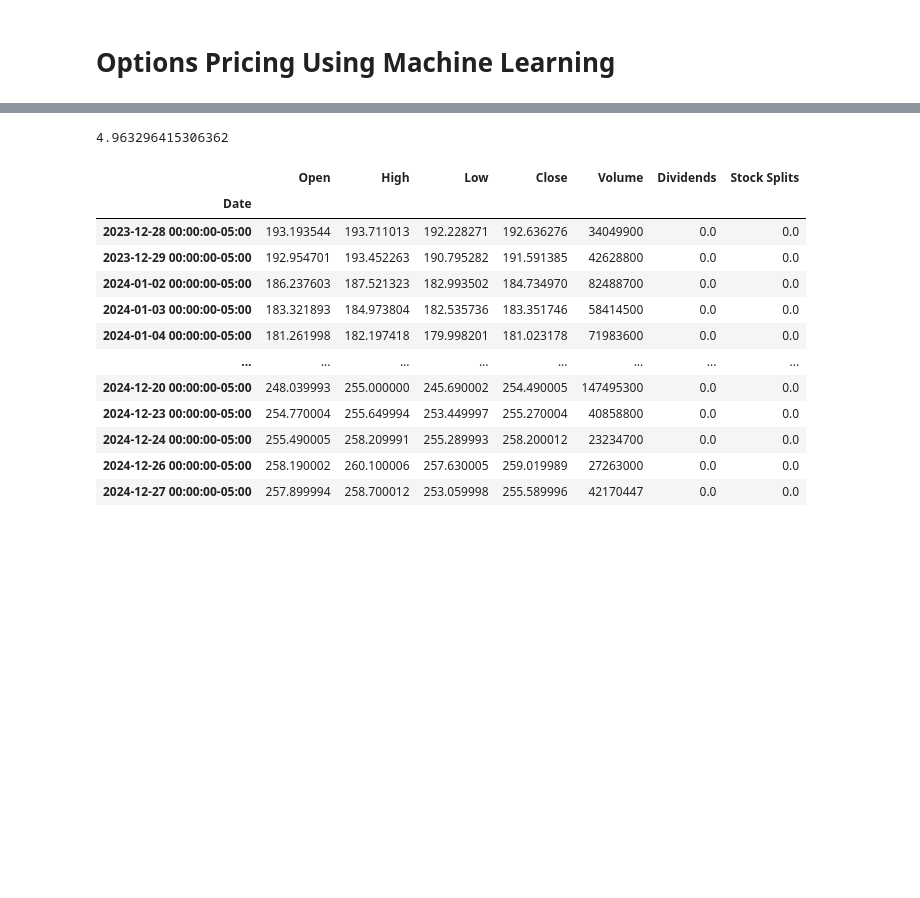
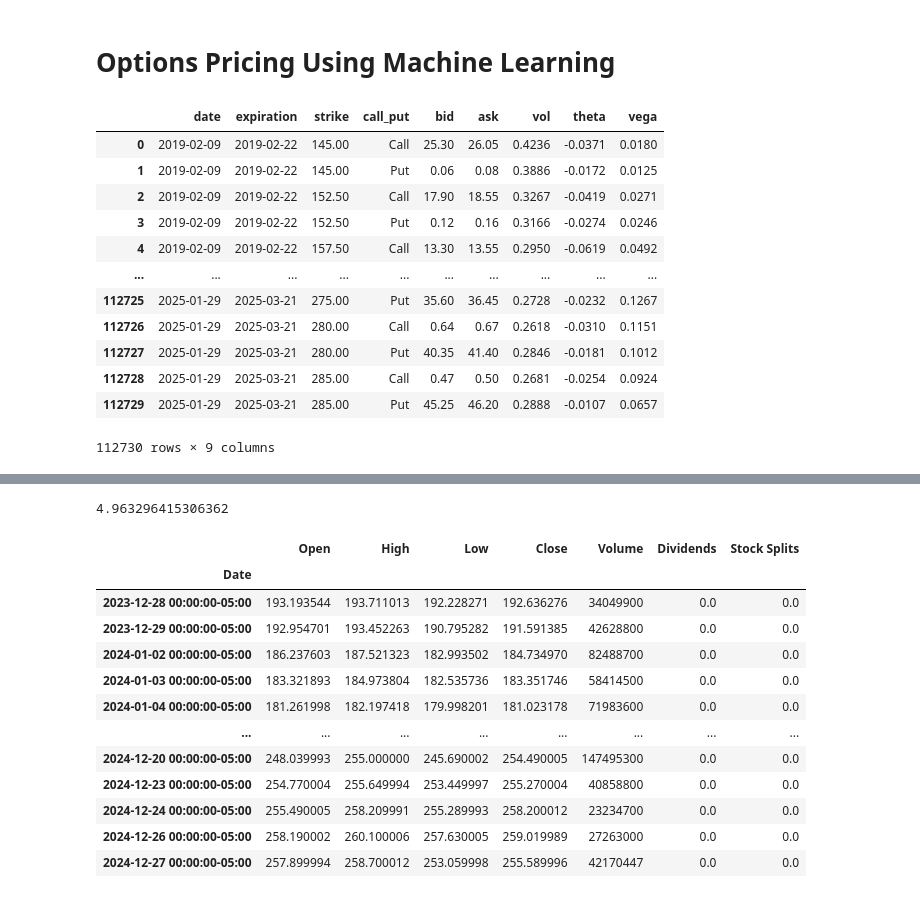
Before and after one commit to sunscorched/OptionsPricing, a Jupyter notebook: options_pricing.ipynb, the cells around one changed output, grey strips where cells are left out. Saved outputs shown, nothing was run; the diff lists cells and outputs as text; code cells hidden in the pictures; blank space fills up the shorter version.

Commit message:
doltpy implemented for option chain and iv data

```diff
--- a/options_pricing.ipynb
+++ b/options_pricing.ipynb
@@ -13,2 +16,27 @@ from sklearn.metrics import mean_squared_error
+# %%
+#Doltpy
+ticker = str('AAPL')
+dolt_option_data = Dolt('options')
+iv = dolt_option_data.sql(query=f"SELECT date, hv_current, iv_current FROM volatility_history WHERE act_symbol='{ticker}' ORDER BY `date` ASC", result_format='csv')
+option_chain = dolt_option_data.sql(query=f"SELECT date, expiration, strike, call_put, bid, ask, vol, theta, vega FROM option_chain WHERE act_symbol='{ticker}' ORDER BY `date` ASC", result_format='csv')
+# %%
+iv = pd.DataFrame.from_dict(iv)
+option_chain = pd.DataFrame.from_dict(option_chain)
+# %%
+option_chain
+# %% [output]
+|  | date | expiration | strike | call_put | bid | ask | vol | theta | vega |
+| 0 | 2019-02-09 | 2019-02-22 | 145.00 | Call | 25.30 | 26.05 | 0.4236 | -0.0371 | 0.0180 |
+| 1 | 2019-02-09 | 2019-02-22 | 145.00 | Put | 0.06 | 0.08 | 0.3886 | -0.0172 | 0.0125 |
+| 2 | 2019-02-09 | 2019-02-22 | 152.50 | Call | 17.90 | 18.55 | 0.3267 | -0.0419 | 0.0271 |
+| 3 | 2019-02-09 | 2019-02-22 | 152.50 | Put | 0.12 | 0.16 | 0.3166 | -0.0274 | 0.0246 |
+| 4 | 2019-02-09 | 2019-02-22 | 157.50 | Call | 13.30 | 13.55 | 0.2950 | -0.0619 | 0.0492 |
+| ... | ... | ... | ... | ... | ... | ... | ... | ... | ... |
+| 112725 | 2025-01-29 | 2025-03-21 | 275.00 | Put | 35.60 | 36.45 | 0.2728 | -0.0232 | 0.1267 |
+| 112726 | 2025-01-29 | 2025-03-21 | 280.00 | Call | 0.64 | 0.67 | 0.2618 | -0.0310 | 0.1151 |
+| 112727 | 2025-01-29 | 2025-03-21 | 280.00 | Put | 40.35 | 41.40 | 0.2846 | -0.0181 | 0.1012 |
+| 112728 | 2025-01-29 | 2025-03-21 | 285.00 | Call | 0.47 | 0.50 | 0.2681 | -0.0254 | 0.0924 |
+| 112729 | 2025-01-29 | 2025-03-21 | 285.00 | Put | 45.25 | 46.20 | 0.2888 | -0.0107 | 0.0657 |
+112730 rows × 9 columns
 # %%
 # Create a Ticker object
```
Also changed, not shown: parts of 2 cells of this notebook.
